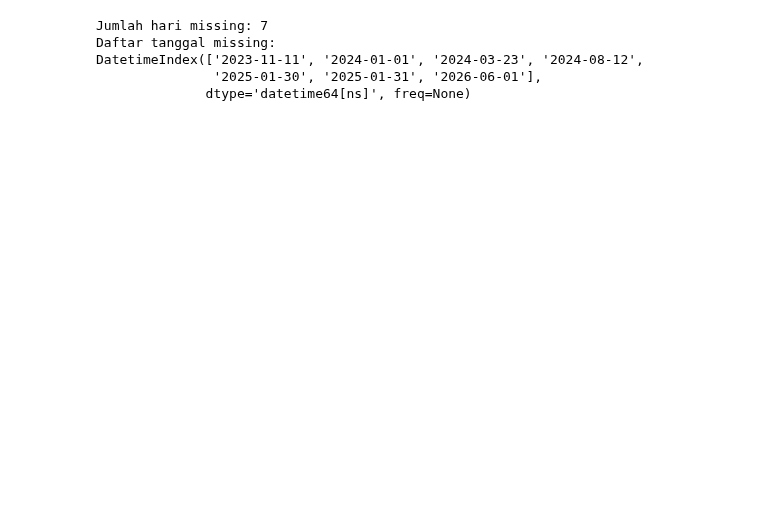
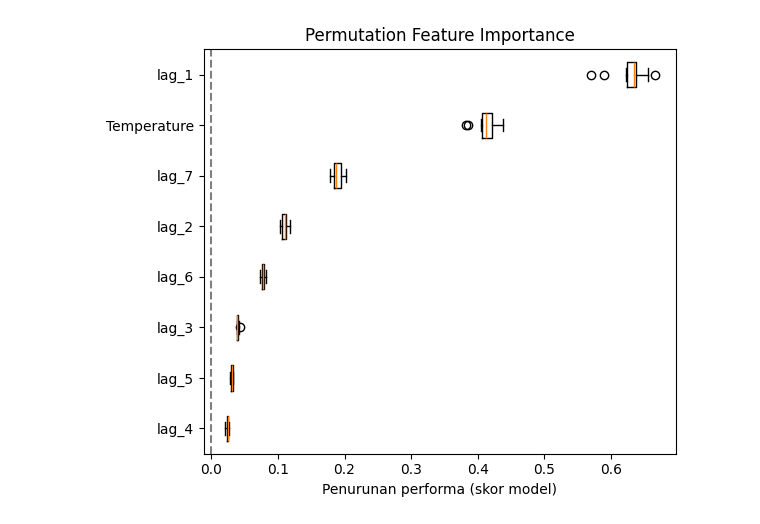
Before and after one commit to Tulsoppp/Pendata, a Jupyter notebook: projek.ipynb, the cells around one changed output. Saved outputs shown, nothing was run; the diff lists cells and outputs as text; code cells hidden in the pictures; blank space fills up the shorter version.

```diff
--- a/projek.ipynb
+++ b/projek.ipynb
@@ -153,8 +134,10 @@ for i in range(no2.shape[1]):     # 9 baris
 # %%
-new_dates = []
-new_no2 = []
-for i in range(len(dates)):
-    # ubah format datetime
-    new_date = dates[i].strftime('%Y-%m-%d')
-    new_dates.append(new_date)
-    new_no2.append(np.mean(no2_filled[i]))
+# Training matrices used by the forecaster to fit the internal regressor
+# ==============================================================================
+X_train, y_train = forecaster.create_train_X_y(
+    y    = data_train['Demand'],
+    exog = data_train['Temperature']
+)
+
+display(X_train.head(3))  # Features (lag_1 ... lag_7, Temperature)
+display(y_train.head(3))  # Target
@@ -169,27 +184,19 @@ df.to_csv("NO2_Jombang26_timeseries.csv", index=False)
 # %%
-import pandas as pd
-import numpy as np
+# Plot permutation importance
+# ==============================================================================
+sorted_idx = result.importances_mean.argsort()
 
-df = pd.read_csv("NO2_Jombang26_timeseries.csv")
-
-# Pastikan kolom 'date' bertipe datetime
-df['date'] = pd.to_datetime(df['date'])
-
-# Buat rentang tanggal lengkap
-start_date = "2023-10-01"
-end_date = "2026-06-01"
-full_range = pd.date_range(start=start_date, end=end_date, freq='D')
-
-# Cek tanggal yang hilang
-missing_dates = full_range.difference(df['date'])
-
-print(f"Jumlah hari missing: {len(missing_dates)}")
-print("Daftar tanggal missing:")
-print(missing_dates)
+fig, ax = plt.subplots(figsize=(6, 5))
+ax.boxplot(
+    result.importances[sorted_idx].T,
+    vert   = False,
+    labels = X_train.columns[sorted_idx]
+)
+ax.set_title('Permutation Feature Importance')
+ax.set_xlabel('Penurunan performa (skor model)')
+ax.axvline(x=0, color='grey', linestyle='--')
+plt.tight_layout()
+plt.show()
 # %% [output]
-Jumlah hari missing: 7
-Daftar tanggal missing:
-DatetimeIndex(['2023-11-11', '2024-01-01', '2024-03-23', '2024-08-12',
-               '2025-01-30', '2025-01-31', '2026-06-01'],
-              dtype='datetime64[ns]', freq=None)
+[figure, added]
 # %%
```
Also changed, not shown: parts of 21 cells of this notebook, 7 other files.
